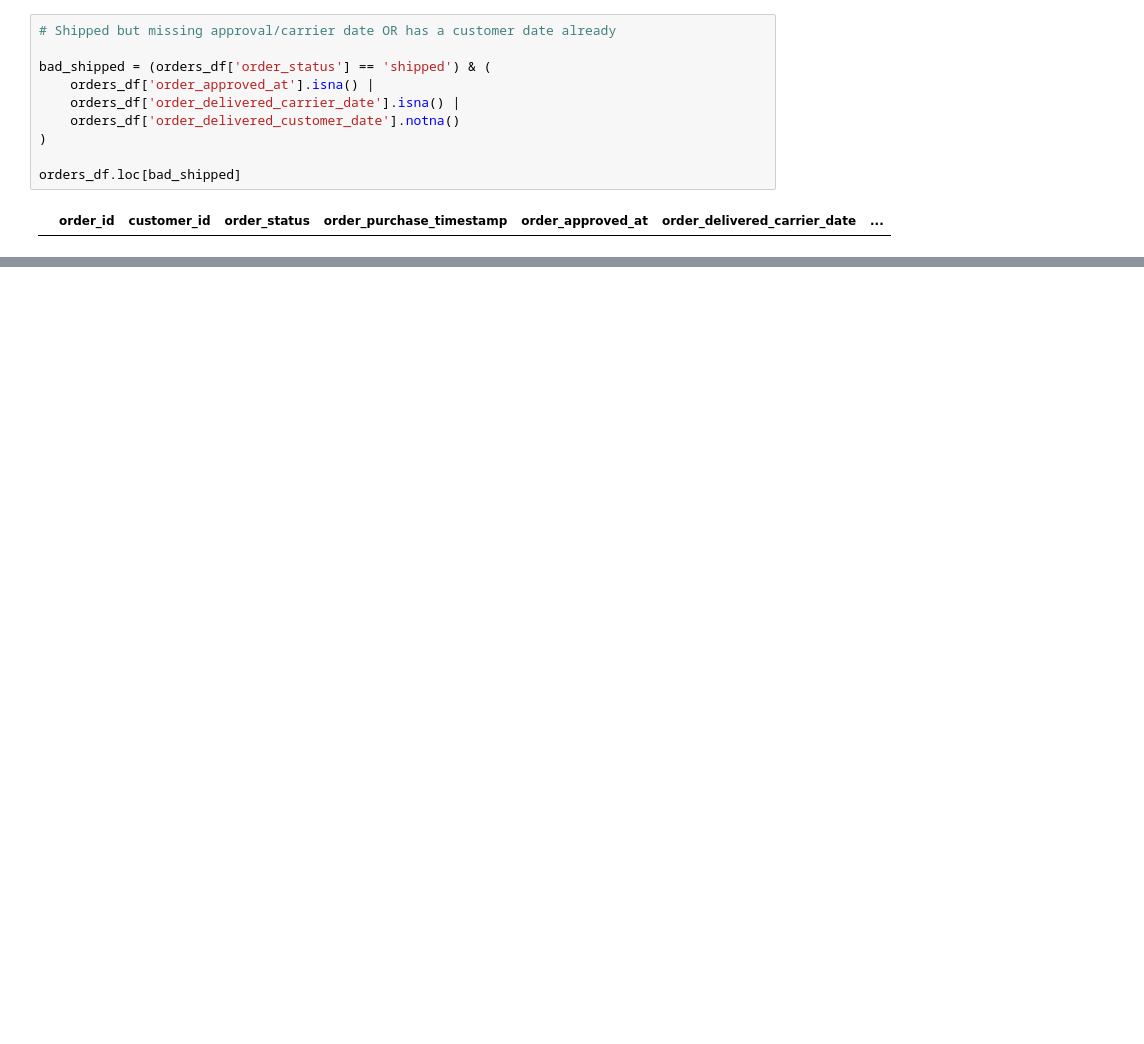
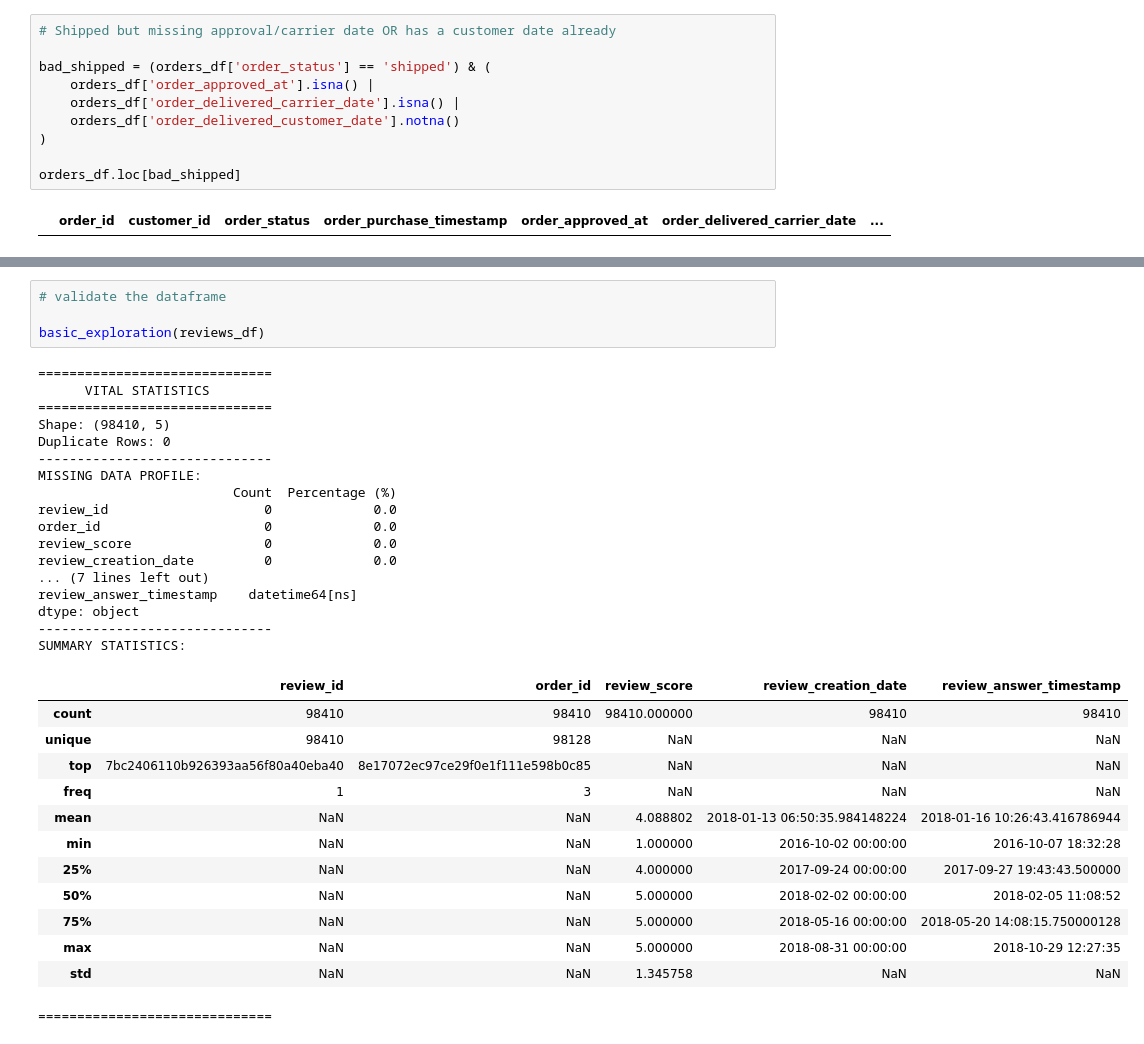
Before and after one commit to FrequentNotebook/olist-ecommerce-analysis-revamp, a Jupyter notebook: Olist dataset cleaning revamp.ipynb, the cells around one changed output, grey strips where cells are left out. Saved outputs shown, nothing was run; the diff lists cells and outputs as text; blank space fills up the shorter version.

```diff
--- a/Olist dataset cleaning revamp.ipynb
+++ b/Olist dataset cleaning revamp.ipynb
@@ -745,0 +894,35 @@ order_items_df.loc[freight_mask]
+# %%
+# validate the dataframe
+
+basic_exploration(reviews_df)
+# %% [output]
+==============================
+      VITAL STATISTICS
+==============================
+Shape: (98410, 5)
+Duplicate Rows: 0
+------------------------------
+MISSING DATA PROFILE:
+                         Count  Percentage (%)
+review_id                    0             0.0
+order_id                     0             0.0
+review_score                 0             0.0
+review_creation_date         0             0.0
+... (7 lines left out)
+review_answer_timestamp    datetime64[ns]
+dtype: object
+------------------------------
+SUMMARY STATISTICS:
+|  | review_id | order_id | review_score | review_creation_date | review_answer_timestamp |
+| count | 98410 | 98410 | 98410.000000 | 98410 | 98410 |
+| unique | 98410 | 98128 | NaN | NaN | NaN |
+| top | 7bc2406110b926393aa56f80a40eba40 | 8e17072ec97ce29f0e1f111e598b0c85 | NaN | NaN | NaN |
+| freq | 1 | 3 | NaN | NaN | NaN |
+| mean | NaN | NaN | 4.088802 | 2018-01-13 06:50:35.984148224 | 2018-01-16 10:26:43.416786944 |
+| min | NaN | NaN | 1.000000 | 2016-10-02 00:00:00 | 2016-10-07 18:32:28 |
+| 25% | NaN | NaN | 4.000000 | 2017-09-24 00:00:00 | 2017-09-27 19:43:43.500000 |
+| 50% | NaN | NaN | 5.000000 | 2018-02-02 00:00:00 | 2018-02-05 11:08:52 |
+| 75% | NaN | NaN | 5.000000 | 2018-05-16 00:00:00 | 2018-05-20 14:08:15.750000128 |
+| max | NaN | NaN | 5.000000 | 2018-08-31 00:00:00 | 2018-10-29 12:27:35 |
+| std | NaN | NaN | 1.345758 | NaN | NaN |
+==============================
```
Also changed, not shown: parts of 57 cells of this notebook.
